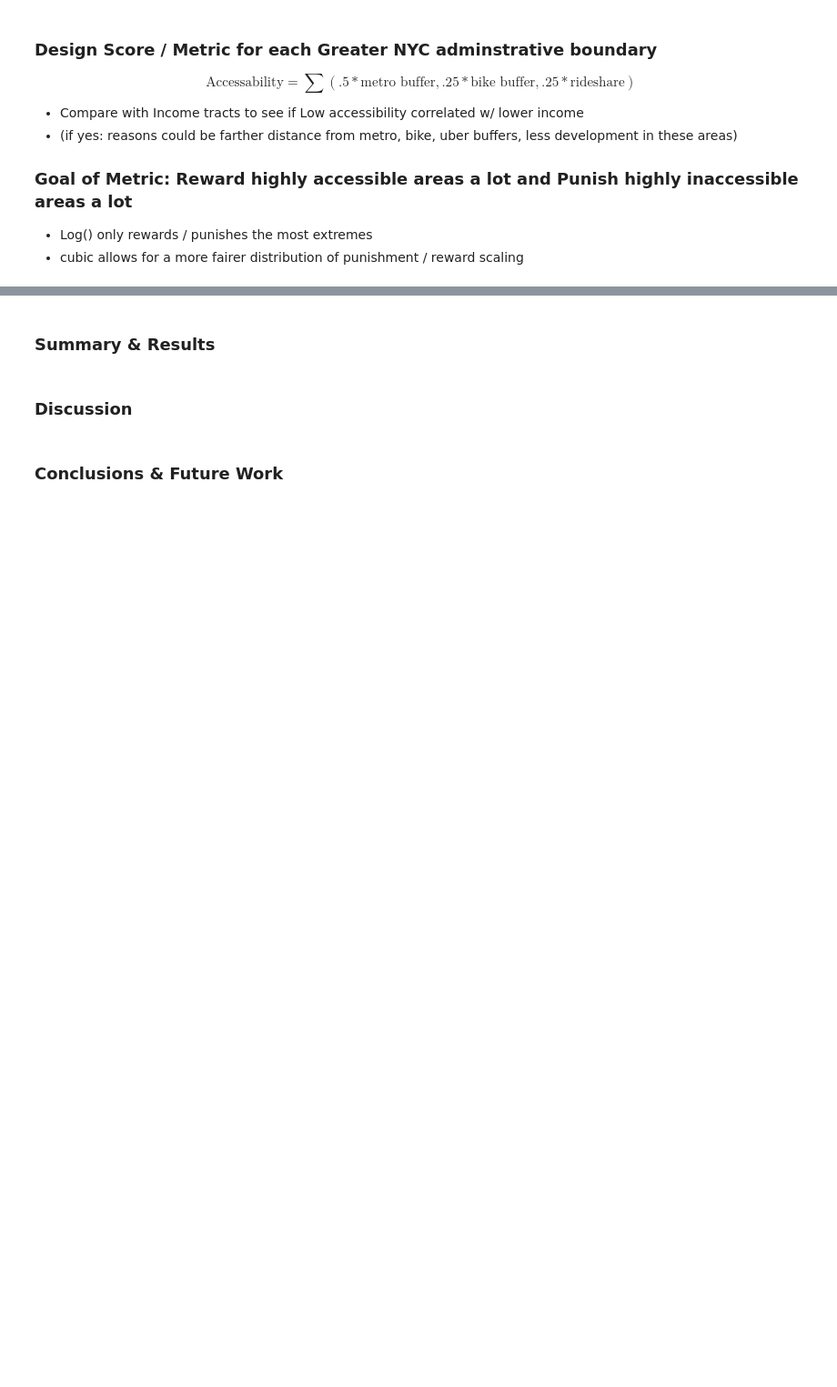
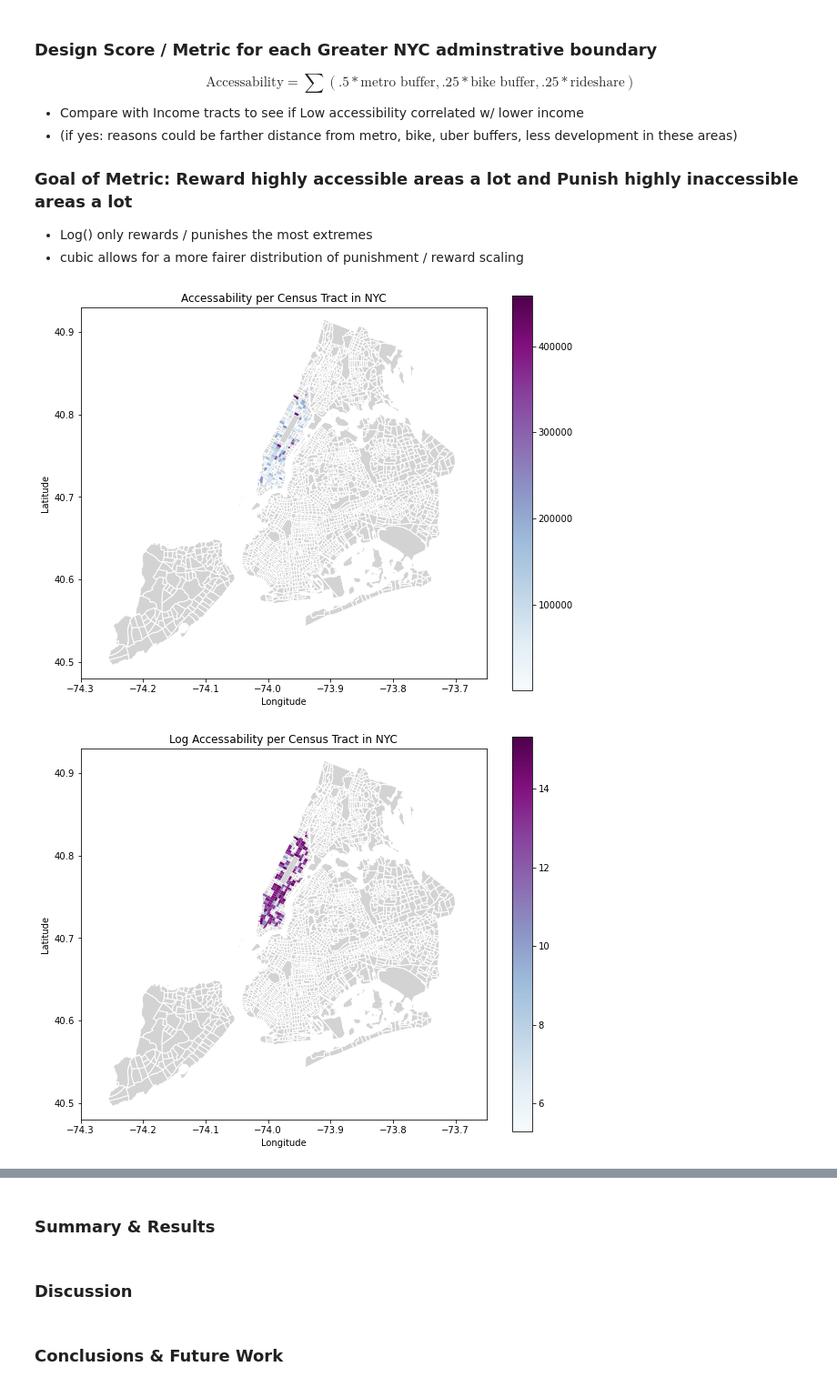
Before and after one commit to natdosan/causal-analysis-nyc-transit, a Jupyter notebook: final_project_032024.ipynb, the cells around one changed output, grey strips where cells are left out. Shown at 91% size. Drawn from its saved outputs; the diff is of its cells as text; code cells hidden in the pictures; blank space fills up the shorter version.

```diff
--- a/final_project_032024.ipynb
+++ b/final_project_032024.ipynb
@@ -575,12 +668,5 @@ nyc_boundaries_with_buffers_counts['Accessibility_Score'] = (
     rideshare_weight * uber_lyft_dropoffs.groupby('PULocationID')['count_'].sum()
 )
 
-nyc_boundaries['Accessibility_Score']
-
-# fig, ax = plt.subplots(figsize=(10, 8))
-# nyc_boundaries.plot(ax=ax, color='lightgray', edgecolor='black')
-# nyc_boundaries['Accessibility_Score'].plot(ax=ax, cmap='BuPu', legend=True)
-# plt.title('Accessability per Census Tract in NYC')
-# plt.xlabel('Longitude')
-# plt.ylabel('Latitude')
-# plt.show()
+nyc_boundaries_with_buffers_counts['Accessibility_Score_Log'] = log(nyc_boundaries_with_buffers_counts['Accessibility_Score'])
+nyc_boundaries_with_buffers_counts['Accessibility_Score_Cube'] = cube(nyc_boundaries_with_buffers_counts['Accessibility_Score'])
@@ -599,28 +683,51 @@ $$\text{Accessability} = \sum(.5 * \text{metro buffer}, .25 * \text{bike buffer}
 # %%
 import numpy as np
 
 def cube(weighted_sum):
     scale_factor = 1 # Adjust this parameter to control the degree of transformation
     transformed_value = scale_factor * weighted_sum ** 3
 
     return transformed_value
 
 def log(weighted_sum):
     scale_factor = 10 # Adjust this parameter to control the degree of transformation
     sign = np.sign(weighted_sum)
     abs_weighted_sum = np.abs(weighted_sum)
     transformed_value = np.where(abs_weighted_sum != 0, sign * np.log(abs_weighted_sum * scale_factor + 1), 0)
     return transformed_value
 
-input_values = np.linspace(-100, 100, 100)
-cubic_values = cube(input_values)
-log_values = log(input_values)
+# Plot of the raw Accessability scores per census tract
+fig, ax = plt.subplots(figsize=(10, 8))
+nyc_boundaries.plot(ax=ax, color='lightgray', edgecolor='white')
+nyc_boundaries_with_buffers_counts.plot(ax=ax, column='Accessibility_Score',cmap='BuPu', legend=True)
+plt.title('Accessability per Census Tract in NYC')
+plt.xlabel('Longitude')
+plt.ylabel('Latitude')
+plt.xlim(-74.3,-73.65)
+plt.ylim(40.48,40.93)
+plt.show()
 
-plt.figure(figsize=(8, 6))
-plt.plot(cubic_values, label='Cubic Transformation', color='blue')
-plt.plot(log_values, label='log Transformation', color='red')
-plt.xlabel('Weighted Sum')
-plt.ylabel('Transformed Value')
-plt.title('Cubic Transformation Function')
-plt.legend()
+# Plot of the log Accessability scores per census tract
+fig, ax = plt.subplots(figsize=(10, 8))
+nyc_boundaries.plot(ax=ax, color='lightgray', edgecolor='white')
+nyc_boundaries_with_buffers_counts.plot(ax=ax, column='Accessibility_Score_Log',cmap='BuPu', legend=True)
+plt.title('Log Accessability per Census Tract in NYC')
+plt.xlabel('Longitude')
+plt.ylabel('Latitude')
+plt.xlim(-74.3,-73.65)
+plt.ylim(40.48,40.93)
 plt.show()
+
+# Plot of the cube Accessability scores per census tract
+fig, ax = plt.subplots(figsize=(10, 8))
+nyc_boundaries.plot(ax=ax, color='lightgray', edgecolor='white')
+nyc_boundaries_with_buffers_counts.plot(ax=ax, column='Accessibility_Score_Cube',cmap='BuPu', legend=True)
+plt.title('Cubic Accessability per Census Tract in NYC')
+plt.xlabel('Longitude')
+plt.ylabel('Latitude')
+plt.xlim(-74.3,-73.65)
+plt.ylim(40.48,40.93)
+plt.show()
+# %% [output]
+[figure, added]
+[figure, added]
```
Also changed, not shown: parts of 32 cells of this notebook.
